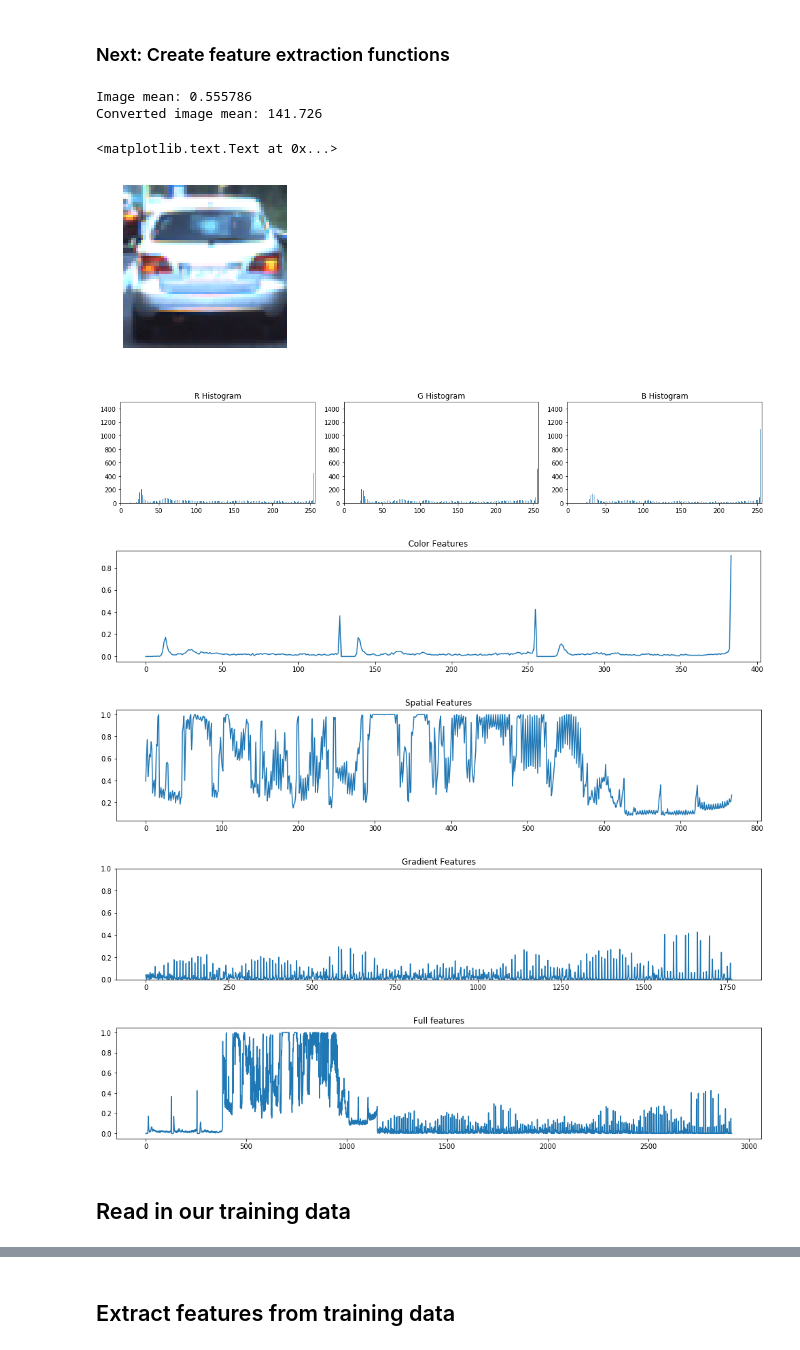
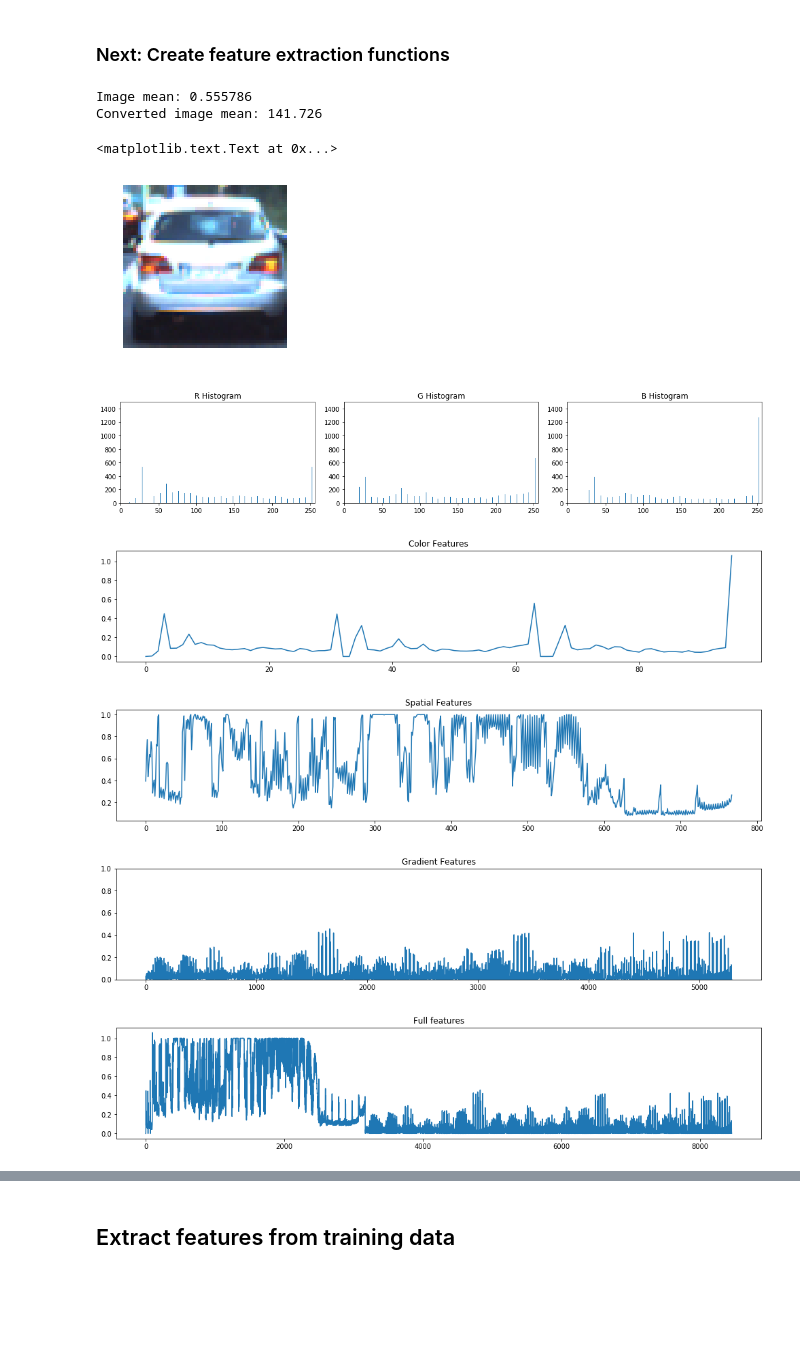
Before and after one commit to tjacobs/CarND-Vehicle-Detection, a Jupyter notebook: Vehicle Detection.ipynb, the cells around one changed output, grey strips where cells are left out. Saved outputs shown, nothing was run; the diff lists cells and outputs as text; code cells hidden in the pictures; blank space fills up the shorter version.

```diff
--- a/Vehicle Detection.ipynb
+++ b/Vehicle Detection.ipynb
@@ -95,9 +93,9 @@ color_space = 'RGB'           # RGB, HSV, LUV, HLS, YUV, YCrCb
 orient = 9                    # HOG orientations
 pix_per_cell = 8              # HOG pixels per cell
 cell_per_block = 2            # HOG cells per block
-hog_channel = 'GRAY'          # Can be 0, 1, 2, "GRAY" or "ALL"
-spatial_size = (16, 16)       # Spatial binning dimensions
-hist_bins = 128               # Number of histogram bins
+hog_channel = 'ALL'           # Can be 0, 1, 2, "GRAY" or "ALL"
+spatial_size = (32, 32)       # Spatial binning dimensions
+hist_bins = 32                # Number of histogram bins
 
 # Define a function to compute color histogram features
 def get_color_features(img, nbins, bins_range=(0, 256)):
@@ -124,31 +122,23 @@ def get_spatial_features(img, size=(16, 16)):
     # Return the feature vector
     return features/255.0
 
-def get_gradient_features(image, hog_channel='ALL', orient=9, pix_per_cell=8, cell_per_block=2, vis=False, feature_vec=True):
+def get_gradient_features(image, hog_channel='ALL', orient=9, pix_per_cell=8, cell_per_block=2, feature_vec=True):
     if hog_channel == 'GRAY':
         gray = cv2.cvtColor(image, cv2.COLOR_RGB2GRAY)
-        gradient_features =          get_gradient_features_inner(gray, orient, pix_per_cell, cell_per_block, vis=False, feature_vec=True)
+        gradient_features = hog(gray, orientations=orient, pixels_per_cell=(pix_per_cell, pix_per_cell),
+                       cells_per_block=(cell_per_block, cell_per_block), transform_sqrt=False,
+                       visualise=False, feature_vector=feature_vec)
     elif hog_channel == 'ALL':
         gradient_features = []
         for channel in range(image.shape[2]):
-            gradient_features.extend(get_gradient_features_inner(image[:,:,channel],     orient, pix_per_cell, cell_per_block, vis=False, feature_vec=True))
+            gradient_features.extend( hog(image[:, :, channel], orientations=orient, pixels_per_cell=(pix_per_cell, pix_per_cell),
+                       cells_per_block=(cell_per_block, cell_per_block), transform_sqrt=False,
+                       visualise=False, feature_vector=feature_vec) )
     else:
-        gradient_features =          get_gradient_features_inner(image[:,:,hog_channel], orient, pix_per_cell, cell_per_block, vis=False, feature_vec=True)
-    return gradient_features
-
-# Define a function to return gradient features and visualization
-def get_gradient_features_inner(img, orient=9, pix_per_cell=8, cell_per_block=2, vis=False, feature_vec=True):
-    vis = False
-    if vis == True:
-        features, hog_image = hog(img, orientations=orient, pixels_per_cell=(pix_per_cell, pix_per_cell),
-                                  cells_per_block=(cell_per_block, cell_per_block), transform_sqrt=False,
-                                  visualise=True, feature_vector=feature_vec)
-        return features, hog_image
-    else:
-        features = hog(img, orientations=orient, pixels_per_cell=(pix_per_cell, pix_per_cell),
+        gradient_features = hog(image[:,:,hog_channel], orientations=orient, pixels_per_cell=(pix_per_cell, pix_per_cell),
                        cells_per_block=(cell_per_block, cell_per_block), transform_sqrt=False,
                        visualise=False, feature_vector=feature_vec)
-        return features
+    return gradient_features
 
 # Define a function to extract features
 def extract_features(image,
@@ -192,7 +182,7 @@ def extract_features(image,
 
     # Gradient features
     if use_gradient_features == True:
-        gradient_features = get_gradient_features(feature_image, hog_channel, orient, pix_per_cell, cell_per_block, vis=False, feature_vec=True)
+        gradient_features = get_gradient_features(feature_image, hog_channel, orient, pix_per_cell, cell_per_block, feature_vec=True)
 
     # Return concatenated array of features
     features = np.concatenate((color_features, spatial_features, gradient_features))
@@ -228,41 +218,35 @@ plt.xlim(0, 256)
 plt.ylim(0, 1500)
 plt.title('B Histogram')
 fig.tight_layout()
 fig = plt.figure(figsize=(17, 3))
 plt.plot(color_features)
 plt.title('Color Features')
 
 # Get spatial features
 spatial_features = get_spatial_features(image)
 fig = plt.figure(figsize=(17, 3))
 plt.plot(spatial_features)
 plt.title('Spatial Features')
 
 # Get gradient features
-gradient_features = get_gradient_features(image, hog_channel, orient, pix_per_cell, cell_per_block, vis=False, feature_vec=True)
+gradient_features = get_gradient_features(image, hog_channel, orient, pix_per_cell, cell_per_block, feature_vec=True)
 fig = plt.figure(figsize=(17, 3))
 plt.plot(gradient_features)
 plt.ylim(0, 1.0)
 plt.title('Gradient Features')
-#fig = plt.figure(figsize=(5, 2))
-#plt.title('Car')
-#plt.imshow(hog_image, cmap='gray')
-#plt.title('HOG Visualization')
 
 # Combine into full feature vector to use
 image_features = extract_features( image )
 fig = plt.figure(figsize=(17, 3))
 plt.plot(image_features)
 plt.title('Full features')
 # %% [output]
 Image mean: 0.555786
 Converted image mean: 141.726
 <matplotlib.text.Text at 0x...>
 [figure]
-[figure, old version]
+[figure, new version]
-[figure, old version]
+[figure, new version]
 [figure]
-[figure, old version]
+[figure, new version]
-[figure, old version]
+[figure, new version]
-# %% [markdown]
-## Read in our training data
```
Also changed, not shown: parts of 18 cells of this notebook.
